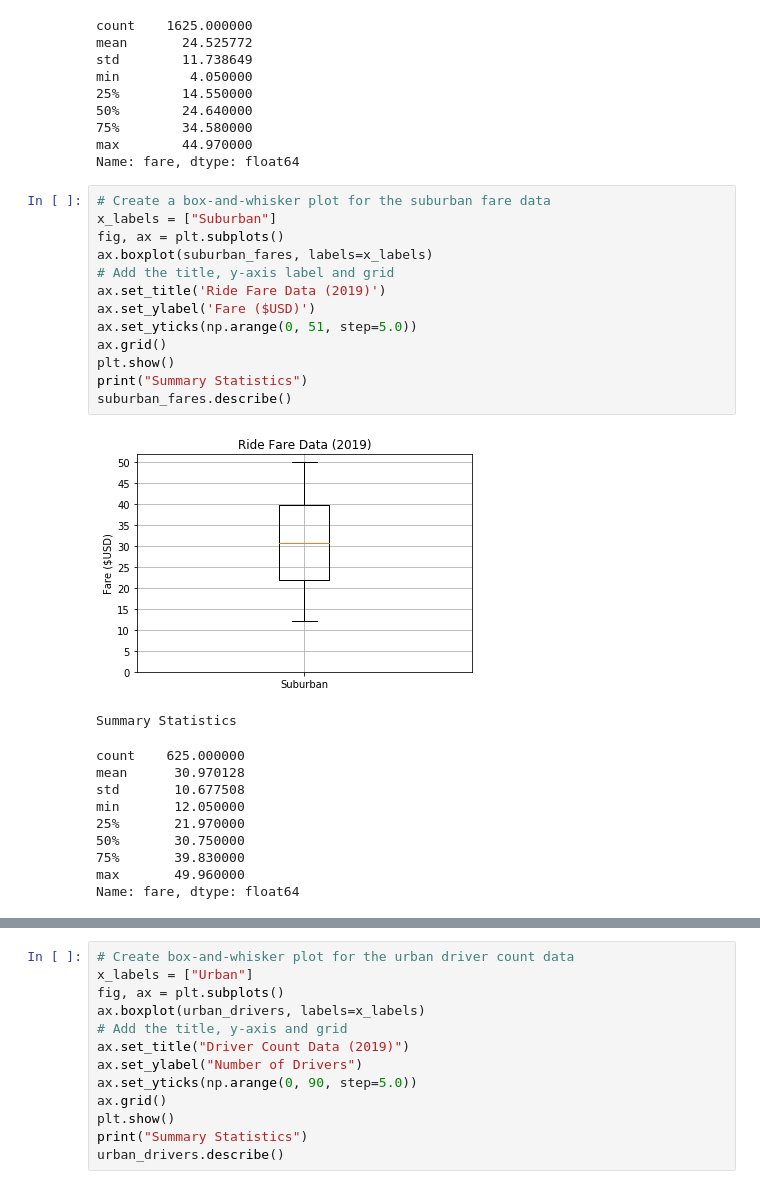
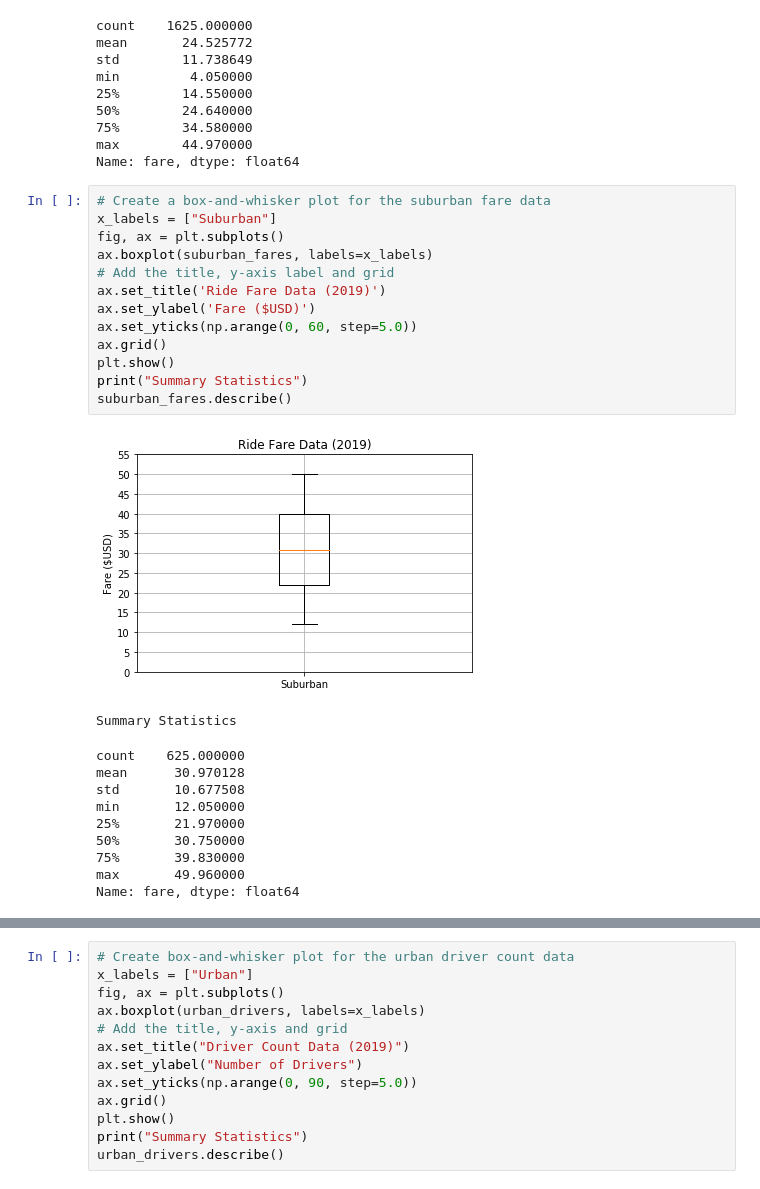
Before and after one commit to arodriguez82/Pyber_Analysis, a Jupyter notebook: PyBer.ipynb, the cells around one changed output, grey strips where cells are left out. Saved outputs shown, nothing was run; the diff lists cells and outputs as text.

```diff
--- a/PyBer.ipynb
+++ b/PyBer.ipynb
@@ -619,18 +619,18 @@ Name: fare, dtype: float64
 # %%
 # Create a box-and-whisker plot for the suburban fare data
 x_labels = ["Suburban"]
 fig, ax = plt.subplots()
 ax.boxplot(suburban_fares, labels=x_labels)
 # Add the title, y-axis label and grid
 ax.set_title('Ride Fare Data (2019)')
 ax.set_ylabel('Fare ($USD)')
-ax.set_yticks(np.arange(0, 51, step=5.0))
+ax.set_yticks(np.arange(0, 60, step=5.0))
 ax.grid()
 plt.show()
 print("Summary Statistics")
 suburban_fares.describe()
 # %% [output]
-[figure, old version]
+[figure, new version]
 Summary Statistics
 count    625.000000
 mean      30.970128
```
Also changed, not shown: parts of 5 cells of this notebook, 2 other files.
